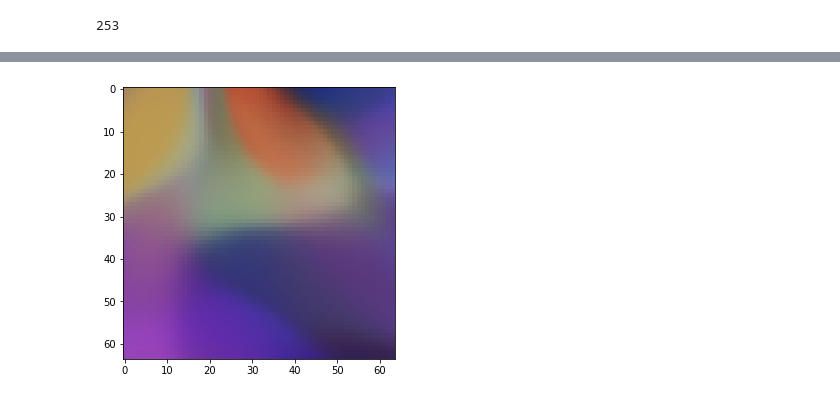
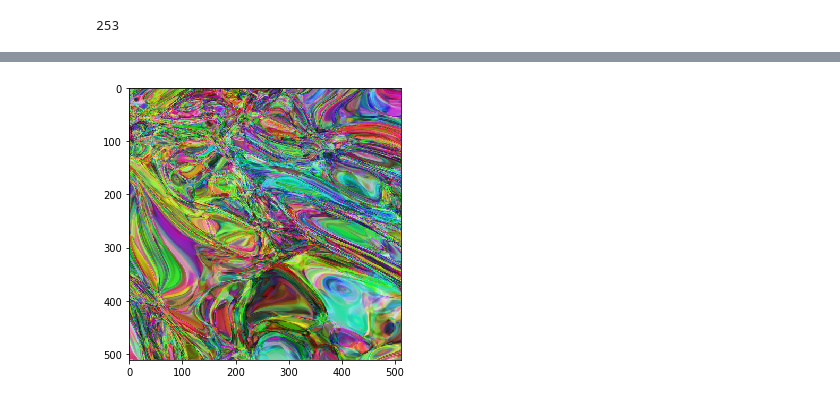
Before and after one commit to ichko/ml-playground, a Jupyter notebook: notebooks/cppn_upscaling.ipynb, the cells around one changed output, grey strips where cells are left out. Drawn from its saved outputs; the diff is of its cells as text; code cells hidden in the pictures.

```diff
--- a/notebooks/cppn_upscaling.ipynb
+++ b/notebooks/cppn_upscaling.ipynb
@@ -47,8 +47,8 @@ def mk_model(depth, breadth):
     ])
 
     model.compile(
-        optimizer=tf.optimizers.Adam(learning_rate=0.002),
-        loss=tf.losses.BinaryCrossentropy(label_smoothing=0.1),
+        optimizer=tf.optimizers.Adam(learning_rate=0.001),
+        loss=tf.losses.BinaryCrossentropy(label_smoothing=0),
     )
 
     return model
@@ -83,7 +83,7 @@ X.shape, y.shape
 # %%
 def sample(model, W, H):
     field = mk_field(W, H)
-    output = model.predict(field)
+    output = model(field)
     return tf.reshape(output, (W, H, -1)).numpy()
 
 def show_sample(model, W, H, s=5):
@@ -143,6 +149,6 @@ show_sample(model, 64, 64, s=8)
 # %%
-model = mk_model(depth=5, breadth=15)
-show_sample(model, 64, 64)
+model = mk_model(depth=12, breadth=50)
+show_sample(model, 512, 512)
 # %% [output]
-[figure, old version]
+[figure, new version]
 # %%
```
Also changed, not shown: parts of 6 cells of this notebook.
